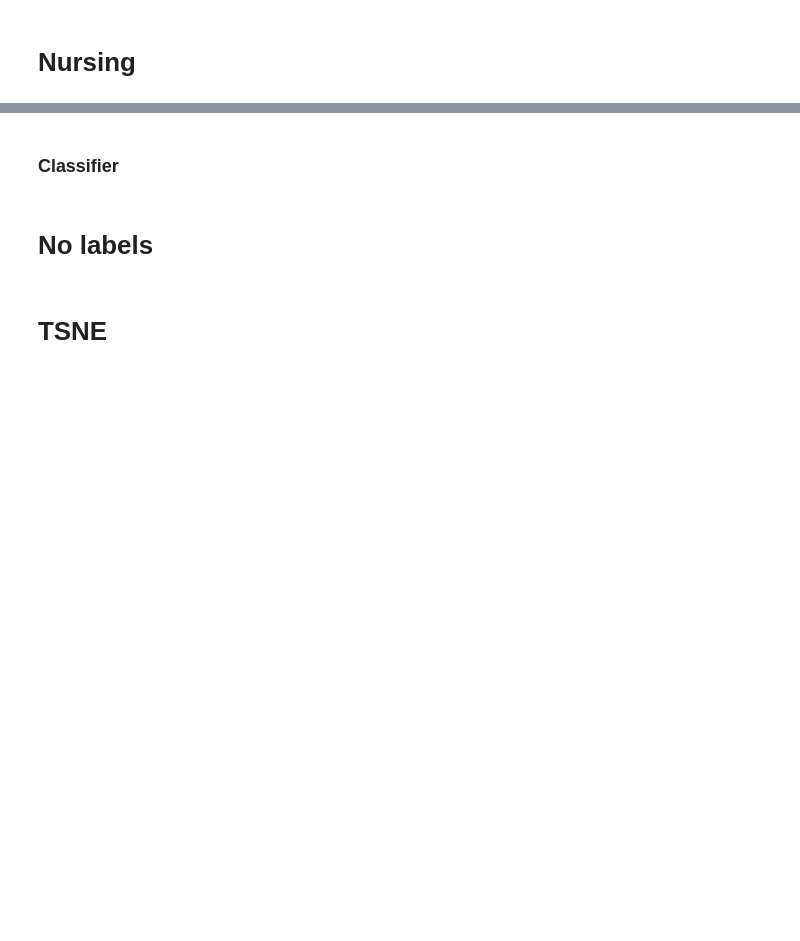
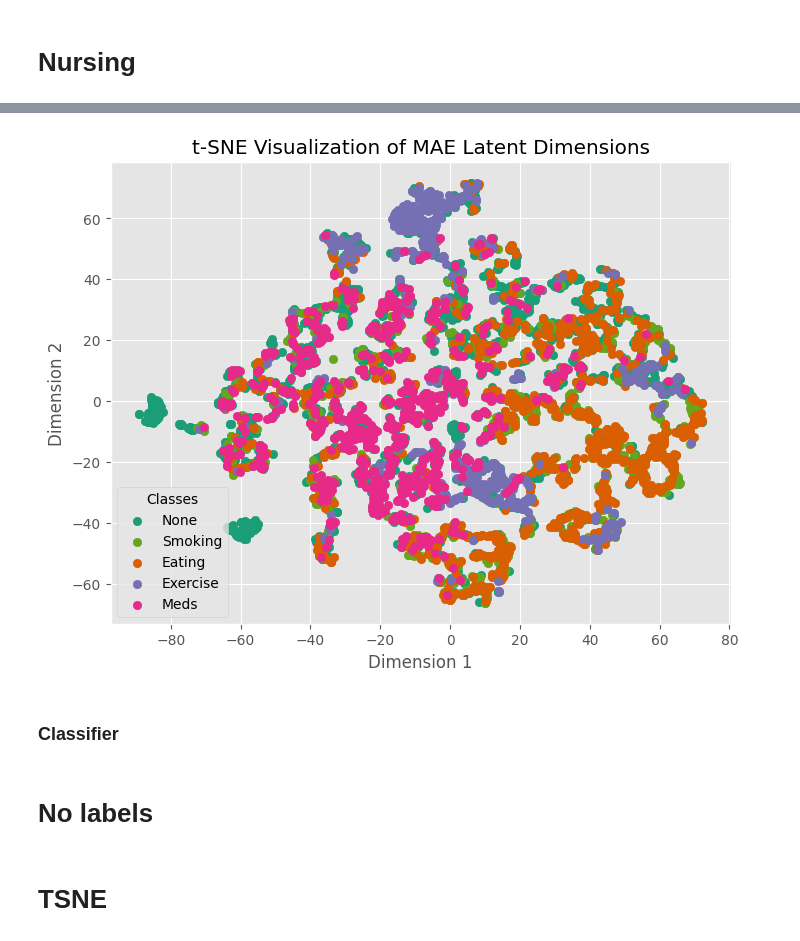
Before and after one commit to Musa-Azeem/eating-detection, a Jupyter notebook: masked_autoencoder.ipynb, the cells around one changed output, grey strips where cells are left out. Saved outputs shown, nothing was run; the diff lists cells and outputs as text; code cells hidden in the pictures; blank space fills up the shorter version.

Commit message:
prototyping

```diff
--- a/masked_autoencoder.ipynb
+++ b/masked_autoencoder.ipynb
@@ -189,17 +200,17 @@ latent dim: 500
 # %%
-outdir = f'dev/9_regnet-mae/prototyping-2-27-24/normalized/first-try'
+outdir = f'dev/9_regnet-mae/prototyping-3-16-24/mae/mask1'
 optimization_loop_xonly(
     model,
     trainloader,
     testloader,
     criterion,
     optimizer,
-    epochs=3500,
+    epochs=100,
     patience=20,
     config=CONFIG,
     continue_training=False,
     device=CONFIG['DEVICE'],
     outdir=outdir,
     writer=outdir,
-    label=f'MAE {CONFIG["MASKPCT"]}%-{CONFIG["DMODEL"]}: '
+    label=f''
 )
@@ -208,3 +216,0 @@ NameError: name 'optimization_loop_xonly' is not defined
-# %%
-outdir = Path('/home/musa/eating-detection/dev/9_regnet-mae/prototyping-2-27-24/normalized/first-try')
-CONFIG = json.load(open(outdir / 'config.json'))
@@ -389,11 +276,10 @@ optimization_loop_multi_class(
 # %% [markdown]
 # Evaluate
 # %%
-ae_dir = Path(f'/home/musa/eating-detection/dev/9_regnet-mae/random-search/[4, 13, 3]-[48, 120, 304]')
+ae_dir = Path(outdir)#Path(f'/home/musa/eating-detection/dev/9_regnet-mae/random-search/[4, 13, 3]-[48, 120, 304]')
 
 CONFIG = json.load((ae_dir / 'config.json').open())
 CONFIG['DEVICE'] = 'cuda:1'
-CONFIG['TRAN_LINEAR_DIM'] = 2048
 info = json.load((ae_dir / 'info.json').open())
 model = RegNetMAEv3(CONFIG=CONFIG).to(CONFIG['DEVICE'])
 criterion = nn.MSELoss()
@@ -416,7 +302,7 @@ trainloader, testloader = load_raw(
 model.eval()
 logits = []
 with torch.no_grad():
-    for X in trainloader:
+    for X in testloader:
         x = model.e(X.to(CONFIG['DEVICE']))
         encoded = x.detach().cpu()
         # x = model.mask(x)
@@ -425,7 +311,7 @@ with torch.no_grad():
         x = model.decoder(x + trans_out)
         trans_out = trans_out.detach().cpu()
         logits.append(x.detach().cpu())
-logits = torch.cat(logits)
+        break
 # %% [output]
 Using all available sessions
 Using Directories: ['2022-12-20_15_10_43.pt', '10-28_13_18_42.pt', '2022-12-10_14_27_45.pt', '2023-11-11_17_50_20.pt', '2022-12-20_11_18_54.pt', '2022-12-08_14_30_54.pt', '2023-11-01_15_49_48.pt', '20 ...
@@ -524,21 +416,38 @@ plt.show()
 # %%
 from sklearn.manifold import TSNE
 from sklearn.cluster import KMeans
 from sklearn.decomposition import PCA
+import numpy as np
+import matplotlib
 
 emb_c_np = embedding_c.numpy()
+
+rgba = matplotlib.colormaps['Dark2']
+class_map = {
+    'None':0,
+    'Eating':1,
+    'Exercise':2,
+    'Meds':3,
+    'Smoking':4,
+}
+class_map = {v:k for k,v in class_map.items()}
 
 # Applying t-SNE to reduce the dimensions to 2
 tsne = TSNE(n_components=2)
 data_tsne = tsne.fit_transform(emb_c_np)
 
-plt.figure(figsize=(8, 6))
-plt.scatter(data_tsne[:, 0], data_tsne[:, 1], marker='o', c=ys)#, c=cluster_labels, cmap='viridis')
-plt.title(f't-SNE Visualization of Nursing After Transformer (ci) [Maskpct: {CONFIG["MASKPCT"]}, dmodel: {CONFIG["DMODEL"]}]')
-plt.xlabel('Dimension 1')
-plt.ylabel('Dimension 2')
-plt.legend(*scatter.legend_elements(), loc="lower left", title="Classes")
+fig = plt.figure(figsize=(8, 6))
+ax = fig.add_subplot(1,1,1)
+# colors = ['grey', 'green', 'tan', 'plum', 'lightcoral']
+for i in [0,4,1,2,3]:
+    ax.scatter(data_tsne[np.where(ys==i)[0], 0], data_tsne[np.where(ys==i)[0], 1], marker='o', color=rgba(i), label=class_map[i])
+ax.set_title(f't-SNE Visualization of MAE Latent Dimensions')
+ax.set_xlabel('Dimension 1')
+ax.set_ylabel('Dimension 2')
+ax.legend(loc="lower left", title="Classes")
 plt.show()
+# %% [output]
+[figure, added]
 # %%
 from sklearn.manifold import TSNE
 from sklearn.cluster import KMeans
```
Also changed, not shown: parts of 18 cells of this notebook, 5 other files.
